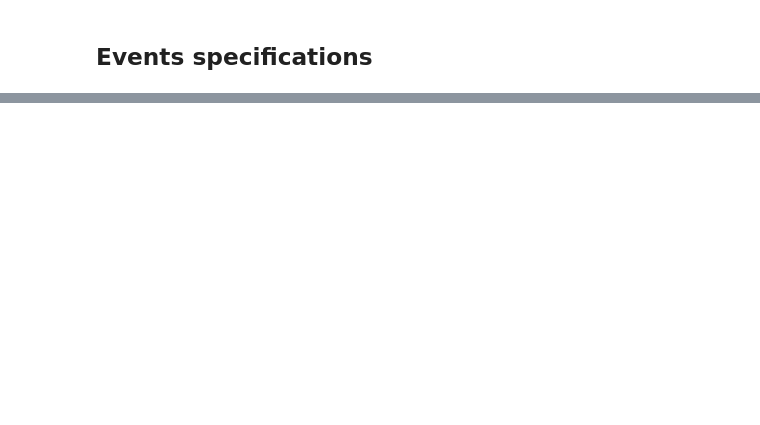
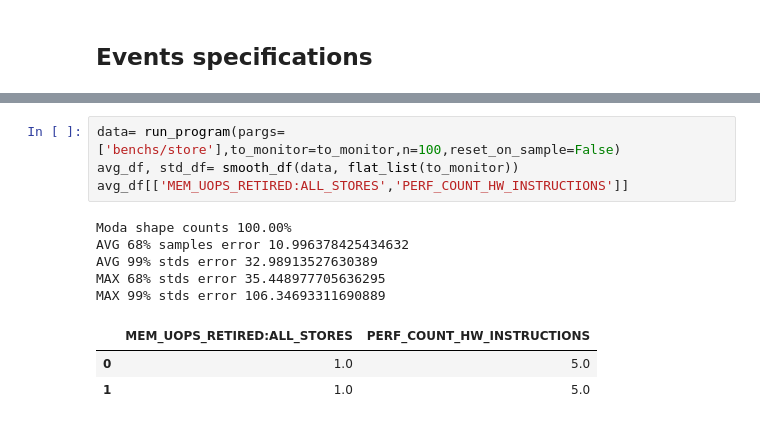
Before and after one commit to VitorRamos/performance_features, a Jupyter notebook: analysis/data_analysis.ipynb, the cells around one changed output, grey strips where cells are left out. Cells and saved outputs as stored; diff of their text form; blank space fills up the shorter version.

```diff
--- a/analysis/data_analysis.ipynb
+++ b/analysis/data_analysis.ipynb
@@ -126,0 +155,13 @@ data= run_program(pargs=['polybench/covariance_MEDIUM_DATASET'])
+# %%
+data= run_program(pargs=['benchs/store'],to_monitor=to_monitor,n=100,reset_on_sample=False)
+avg_df, std_df= smooth_df(data, flat_list(to_monitor))
+avg_df[['MEM_UOPS_RETIRED:ALL_STORES','PERF_COUNT_HW_INSTRUCTIONS']]
+# %% [output]
+Moda shape counts 100.00%
+AVG 68% samples error 10.996378425434632
+AVG 99% stds error 32.98913527630389
+MAX 68% stds error 35.448977705636295
+MAX 99% stds error 106.34693311690889
+|  | MEM_UOPS_RETIRED:ALL_STORES | PERF_COUNT_HW_INSTRUCTIONS |
+| 0 | 1.0 | 5.0 |
+| 1 | 1.0 | 5.0 |
```
Also changed, not shown: parts of 10 cells of this notebook.
